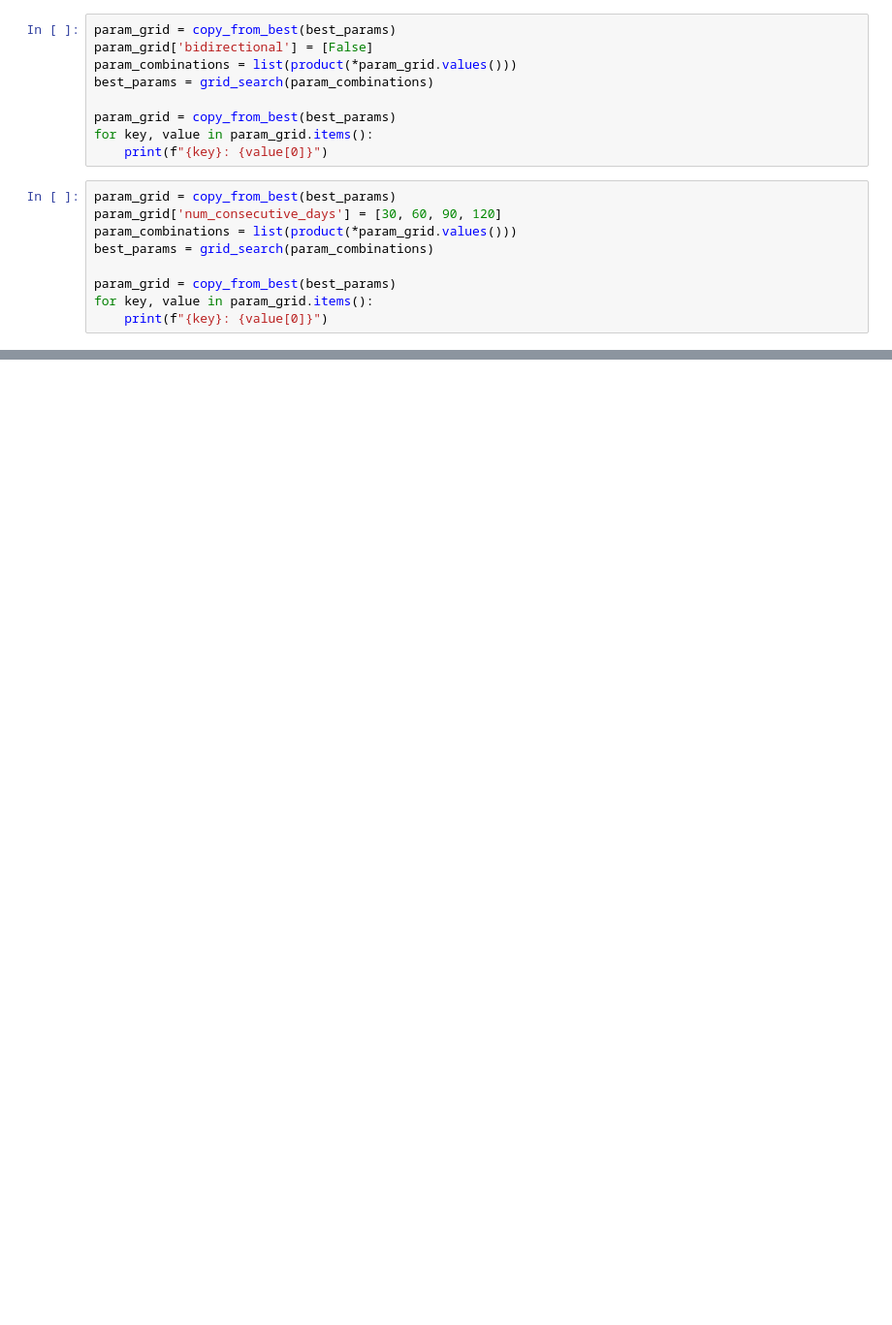
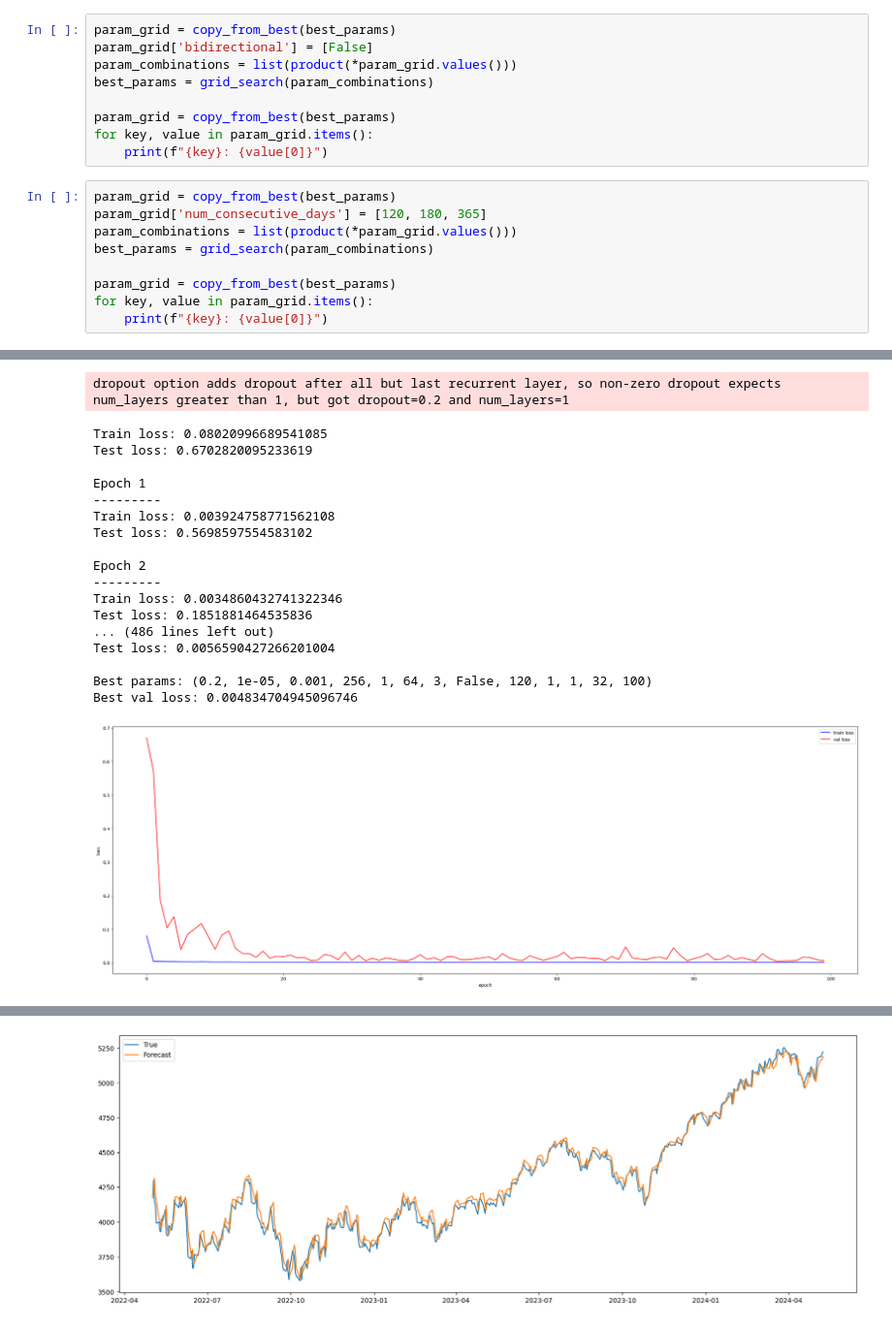
Before and after one commit to gri11/stonk, a Jupyter notebook: playground/RESNLS_clean.ipynb, the cells around one changed output, grey strips where cells are left out. Shown at 97% size. Cells and saved outputs as stored; diff of their text form; blank space fills up the shorter version.

```diff
--- a/playground/RESNLS_clean.ipynb
+++ b/playground/RESNLS_clean.ipynb
@@ -891,10 +936,11 @@ for key, value in param_grid.items():
     print(f"{key}: {value[0]}")
 # %%
 param_grid = copy_from_best(best_params)
-param_grid['num_consecutive_days'] = [30, 60, 90, 120]
+param_grid['num_consecutive_days'] = [120, 180, 365]
 param_combinations = list(product(*param_grid.values()))
 best_params = grid_search(param_combinations)
 
 param_grid = copy_from_best(best_params)
 for key, value in param_grid.items():
     print(f"{key}: {value[0]}")
+# %% [output]
@@ -900,0 +986,19 @@ for key, value in param_grid.items():
+dropout option adds dropout after all but last recurrent layer, so non-zero dropout expects num_layers greater than 1, but got dropout=0.2 and num_layers=1
+Train loss: 0.08020996689541085
+Test loss: 0.6702820095233619
+
+Epoch 1
+---------
+Train loss: 0.003924758771562108
+Test loss: 0.5698597554583102
+
+Epoch 2
+---------
+Train loss: 0.0034860432741322346
+Test loss: 0.1851881464535836
+... (486 lines left out)
+Test loss: 0.0056590427266201004
+
+Best params: (0.2, 1e-05, 0.001, 256, 1, 64, 3, False, 120, 1, 1, 32, 100)
+Best val loss: 0.004834704945096746
+[figure, added]
@@ -901,3 +1022,4 @@ for key, value in param_grid.items():
+[figure, added]
 # %%
 param_grid = copy_from_best(best_params)
 param_grid['num_lstm_hiddensize'] = [64, 128, 256, 512]
```
Also changed, not shown: parts of 21 cells of this notebook.
